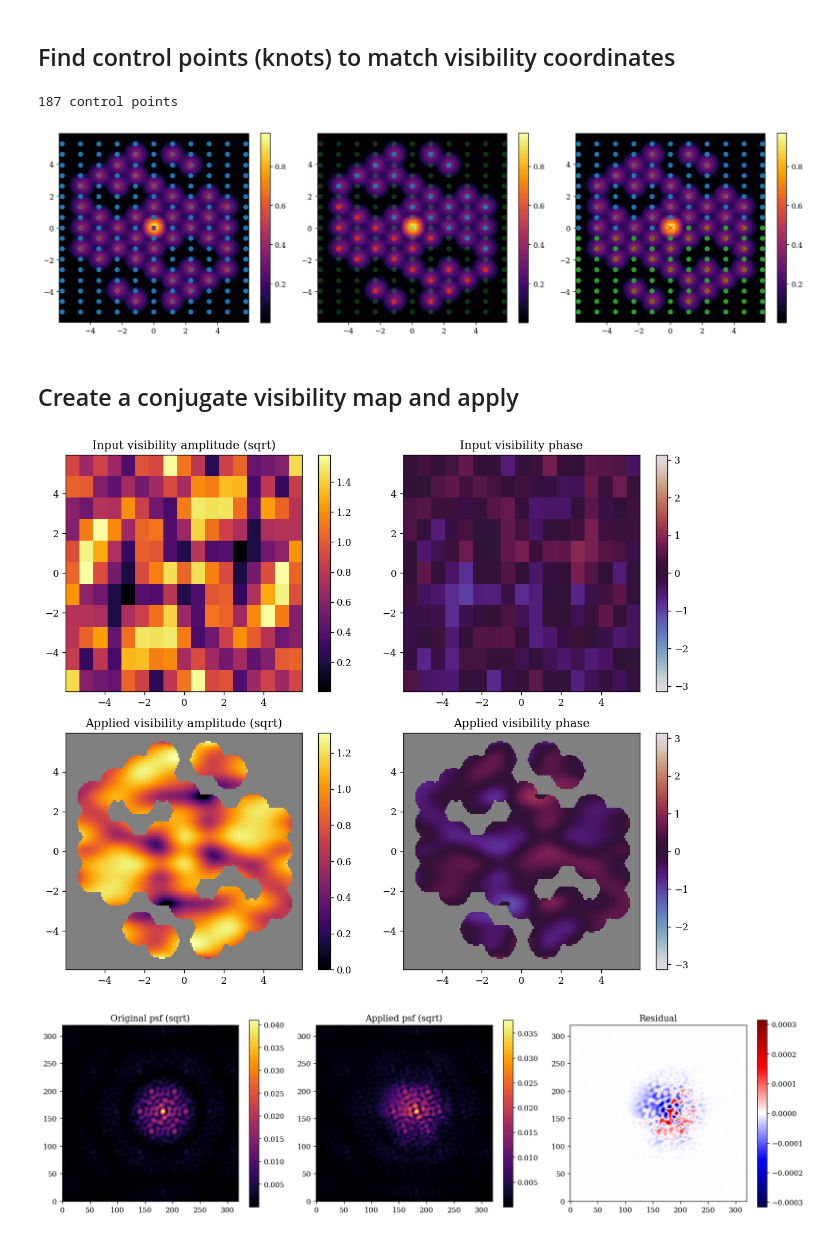
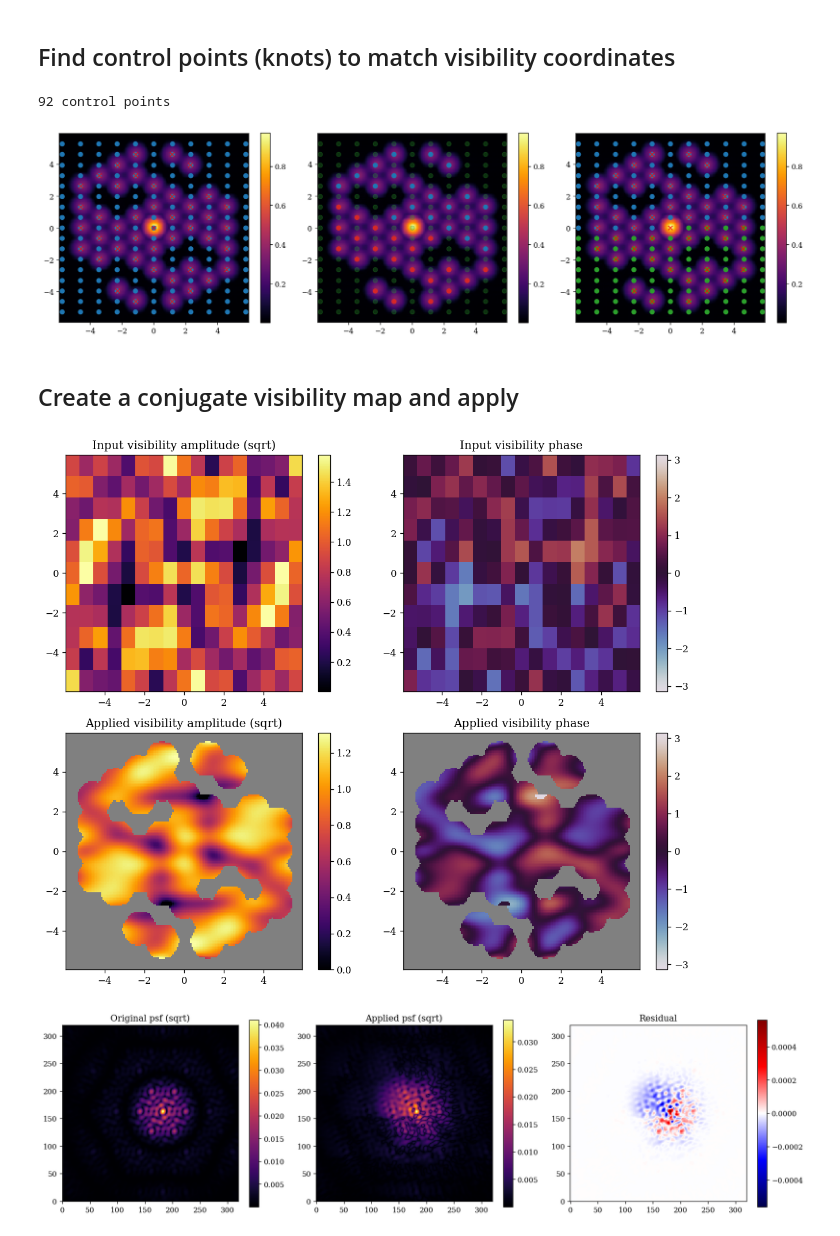
Before and after one commit to LouisDesdoigts/amigo_notebooks, a Jupyter notebook: spline_vis.ipynb, the cells around one changed output. Cells and saved outputs as stored; diff of their text form; code cells hidden in the pictures.

```diff
--- a/spline_vis.ipynb
+++ b/spline_vis.ipynb
@@ -139,10 +139,8 @@ plt.show()
 import jax.random as jr
 from amigo.interferometry import get_baselines_and_inds, osamp_freqs
 
-
 # Make interpolator of the visibilities on the OTF coordinates
 cen_holes = optics.holes - optics.holes.mean(0)[None, :]
-# cen_holes = optics.holes
 hbls, inds = get_baselines_and_inds(cen_holes)
 bls = np.concatenate([np.zeros((1, 2)), hbls, -hbls]).T
 
@@ -155,7 +153,6 @@ dx, dy = 2 / (x_pts - 1), 2 / (y_pts - 1)
 xs = bls.max() * np.linspace(-(1 + dx), 1 + dx, x_pts + 2)
 ys = bls.max() * np.linspace(-(1 + dy), 1 + dy, y_pts + 2)
 x_pts, y_pts = len(xs), len(ys)
-print(f"{x_pts * y_pts} control points")
 
 # Define visibility coords
 wavels, weights = model.filters[exp.filter]
@@ -183,6 +180,8 @@ flat_coords = np.round(flat_coords, decimals=3)
 inds = np.arange(len(xs) * len(ys))
 inv_ind = np.array([inds, inds[::-1]]).T
 inv_ind = inv_ind[: len(inv_ind) // 2]
+print(f"{len(inv_ind) - 1} control points")
+
 
 xs_in = flat_coords[:, 0][inv_ind[:, 0]]
 ys_in = flat_coords[:, 1][inv_ind[:, 1]]
@@ -213,7 +212,7 @@ plt.colorbar()
 plt.tight_layout()
 plt.show()
 # %% [output]
-187 control points
+92 control points
 [figure]
 # %% [markdown]
 ## Create a conjugate visibility map and apply
@@ -235,7 +234,7 @@ convd_amp = jax.scipy.signal.convolve(amp_points, kern, mode="same")[2:-2, 2:-2]
 convd_amp = np.maximum(convd_amp, 1e-6)
 
 # Get vis phase values
-pha_points = sigma * jr.normal(jr.PRNGKey(2), (nx + 4, ny + 4))
+pha_points = 2 * sigma * jr.normal(jr.PRNGKey(2), (nx + 4, ny + 4))
 convd_pha = jax.scipy.signal.convolve(pha_points, kern, mode="same")[2:-2, 2:-2]
 
 # Construct input vis map
@@ -303,32 +302,32 @@ plt.imshow(
     vmax=np.pi,
     extent=(-ext, ext, -ext, ext),
 )
 plt.colorbar()
 plt.tight_layout()
 plt.show()
 
 plt.figure(figsize=(15, 4))
 
 
 plt.subplot(1, 3, 1)
 plt.title("Original psf (sqrt)")
 plt.imshow(psf**0.5, cmap=inferno)
 plt.colorbar()
 
 plt.subplot(1, 3, 2)
 plt.title("Applied psf (sqrt)")
 plt.imshow(applied_psf**0.5)
 plt.colorbar()
 
 plt.subplot(1, 3, 3)
 plt.title("Residual")
 res = psf - applied_psf
 v = np.abs(res).max()
 plt.imshow(res, cmap=seismic, vmin=-v, vmax=v)
 plt.colorbar()
 
 plt.tight_layout()
 plt.show()
 # %% [output]
-[figure, old version]
+[figure, new version]
-[figure, old version]
+[figure, new version]
```
